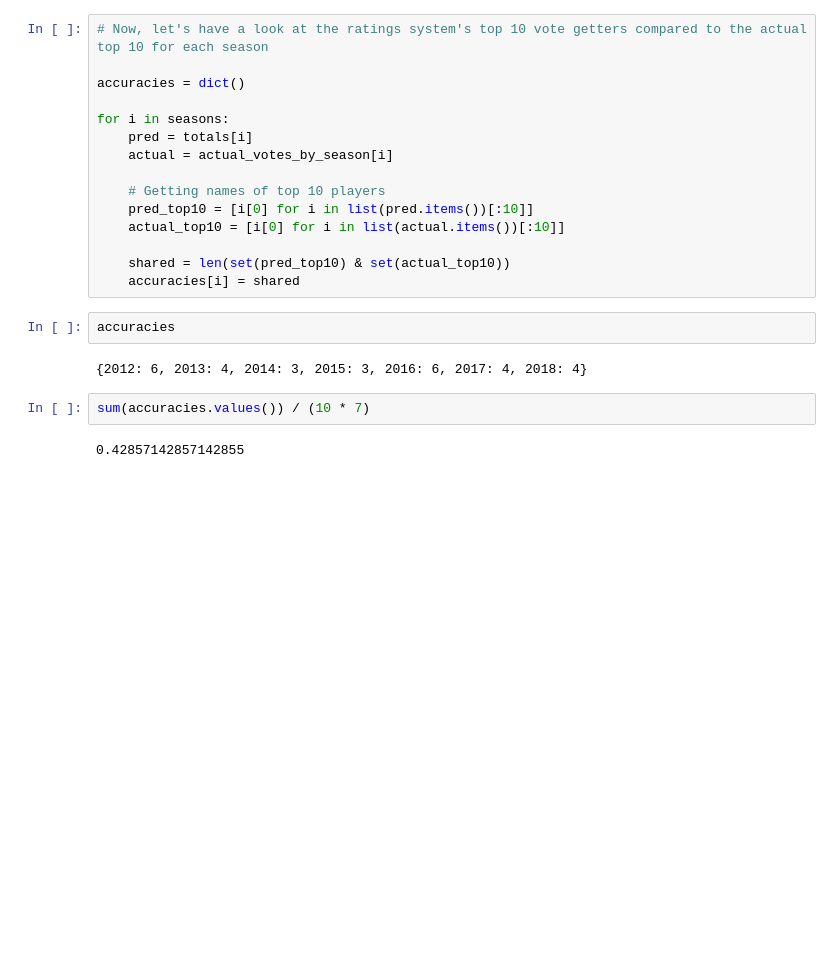
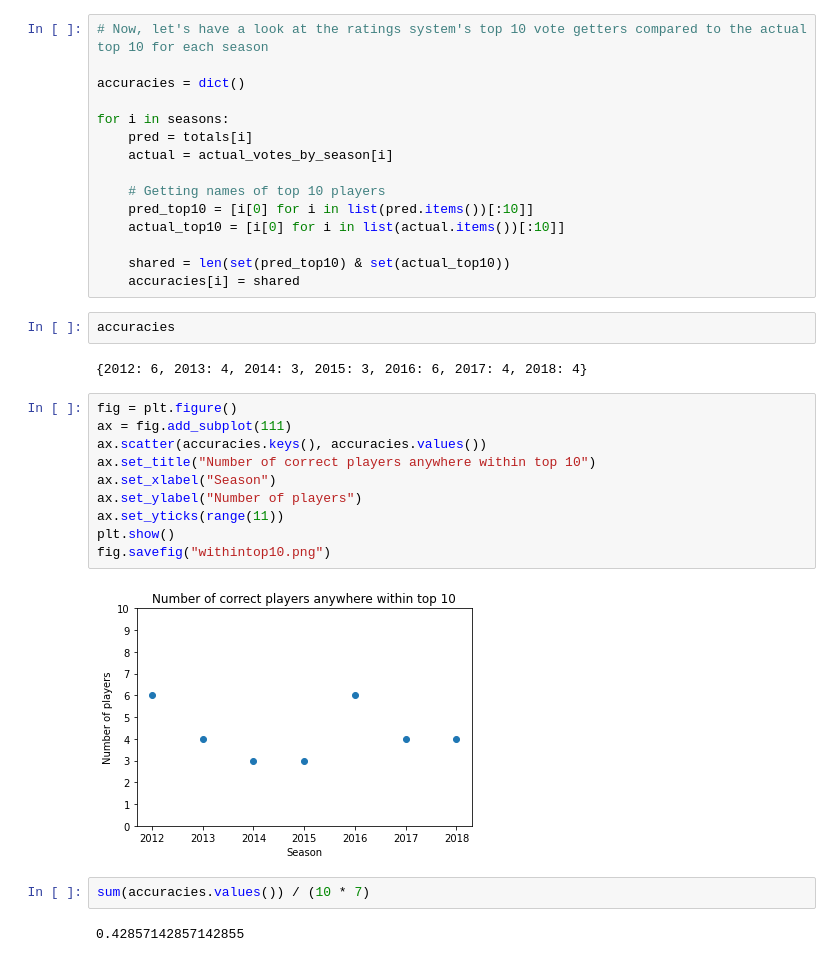
Before and after one commit to harrya32/afl_player_ratings, a Jupyter notebook: Brownlow_votes.ipynb, the cells around one changed output. Cells and saved outputs as stored; diff of their text form; blank space fills up the shorter version.

Commit message:
visualisation of brownlow

```diff
--- a/Brownlow_votes.ipynb
+++ b/Brownlow_votes.ipynb
@@ -315,6 +315,18 @@ for i in seasons:
 accuracies
 # %% [output]
 {2012: 6, 2013: 4, 2014: 3, 2015: 3, 2016: 6, 2017: 4, 2018: 4}
+# %%
+fig = plt.figure()
+ax = fig.add_subplot(111)
+ax.scatter(accuracies.keys(), accuracies.values())
+ax.set_title("Number of correct players anywhere within top 10")
+ax.set_xlabel("Season")
+ax.set_ylabel("Number of players")
+ax.set_yticks(range(11))
+plt.show()
+fig.savefig("withintop10.png")
+# %% [output]
+[figure, added]
 # %%
 sum(accuracies.values()) / (10 * 7)
 # %% [output]
```
Also changed, not shown: parts of 1 cell of this notebook, 2 other files.
